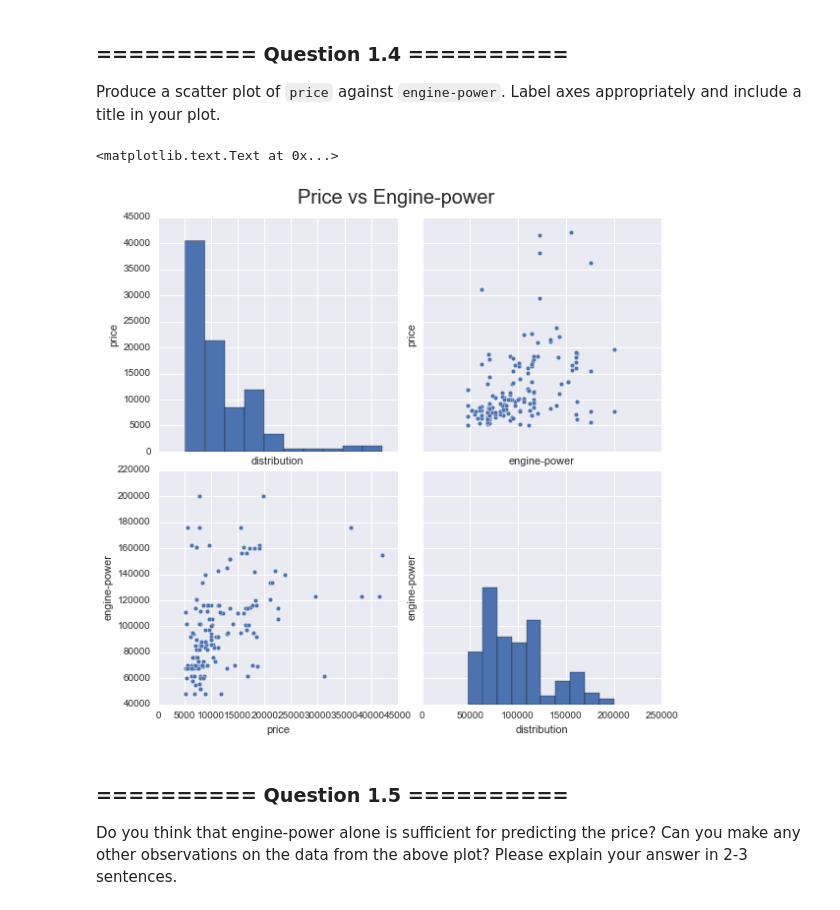
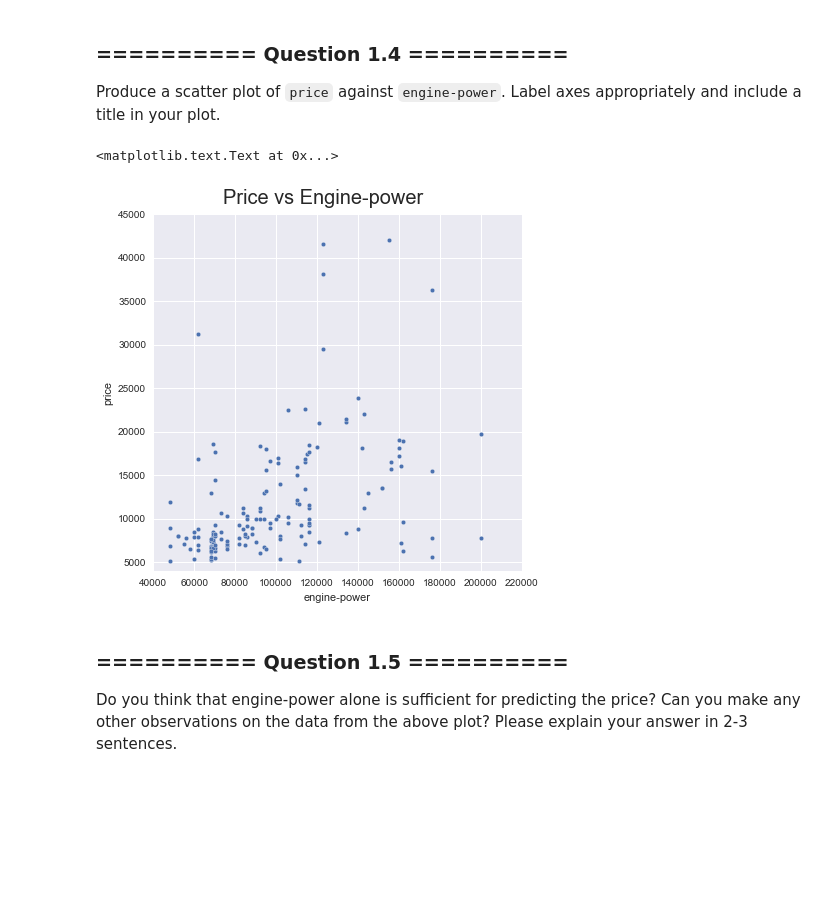
Before and after one commit to Dr-Alan-Turing/IAMachineLearning, a Jupyter notebook: 05_Assignment_2.ipynb, the cells around one changed output. Cells and saved outputs as stored; diff of their text form; code cells hidden in the pictures; blank space fills up the shorter version.

```diff
--- a/05_Assignment_2.ipynb
+++ b/05_Assignment_2.ipynb
@@ -119,17 +119,14 @@ auto_numeric.describe()
 Produce a scatter plot of `price` against `engine-power`. Label axes appropriately and include a title in your plot.
 # %%
 # Your code goes here
-g = sns.pairplot(data=auto_numeric, vars=['price', 'engine-power'], size=4)
-g.axes[0,0].set_xlabel('distribution')
-g.axes[0,1].set_xlabel('engine-power')
-g.axes[1,1].set_xlabel('distribution')
-g.axes[0,1].set_ylabel('price')
-g.axes[1,1].set_ylabel('engine-power')
-g.fig.subplots_adjust(top=0.93)
+g = sns.pairplot(data=auto_numeric, x_vars=['engine-power'], y_vars=['price'], size=6)
+g.axes[0,0].set_xlim(40000,)
+g.axes[0,0].set_ylim(4000,)
+g.fig.subplots_adjust(top=0.92)
 g.fig.suptitle('Price vs Engine-power', fontsize=20)
 # %% [output]
 <matplotlib.text.Text at 0x...>
-[figure, old version]
+[figure, new version]
 # %% [markdown]
 ### ========== Question 1.5  ==========
 Do you think that engine-power alone is sufficient for predicting the price? Can you make any other observations on the data from the above plot? Please explain your answer in 2-3 sentences.
```
Also changed, not shown: parts of 22 cells of this notebook, 1 other file.
